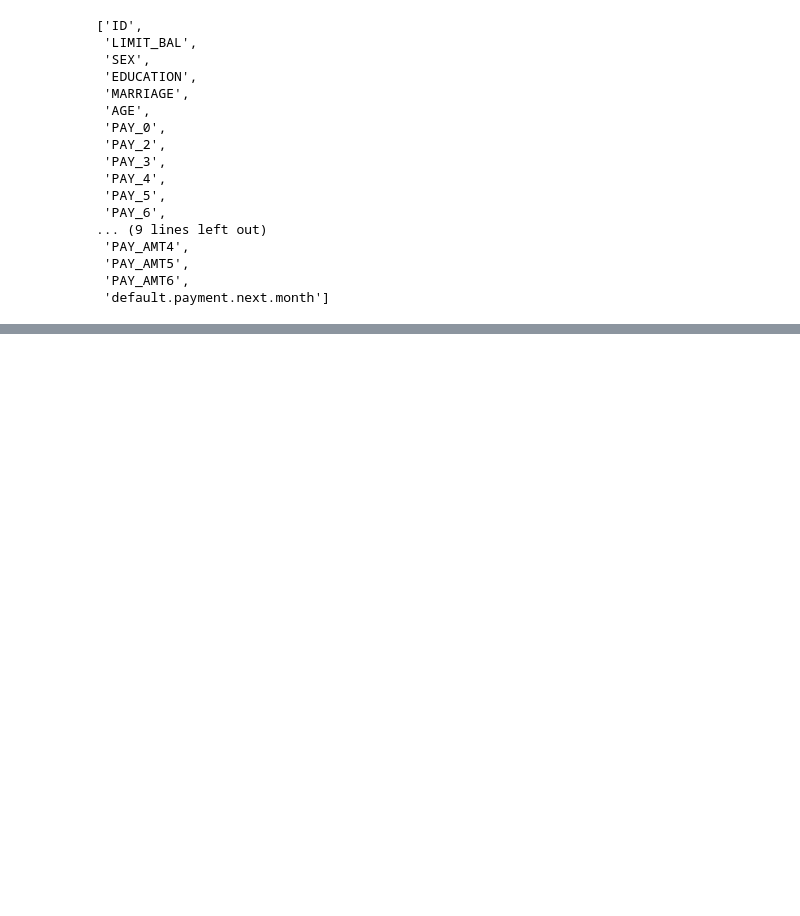
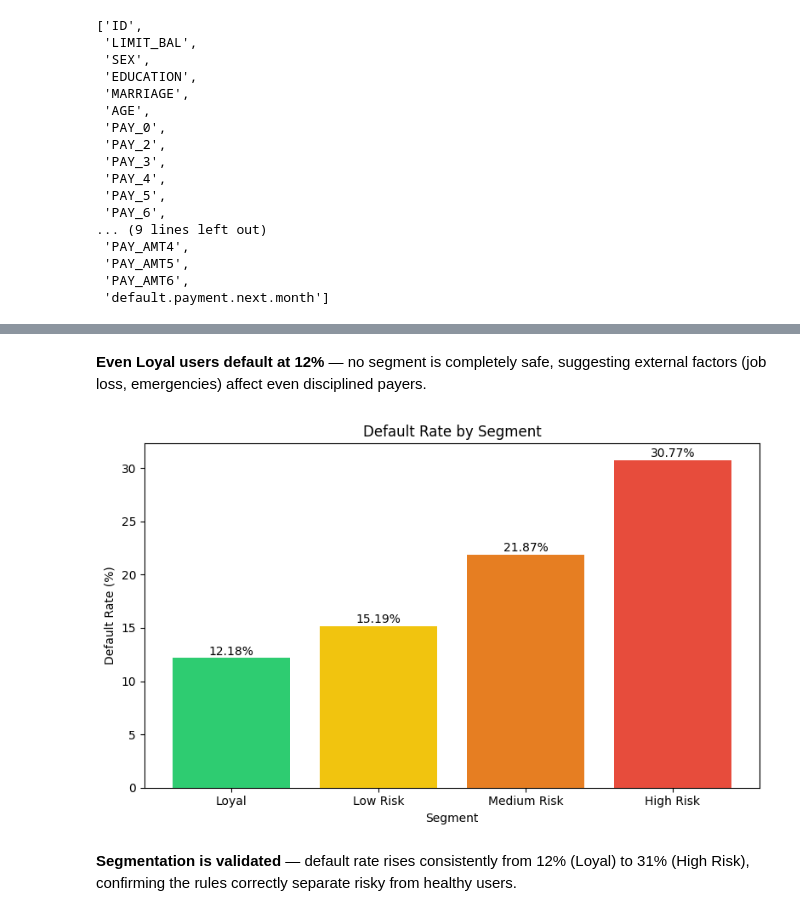
Before and after one commit to abhishiron/credit_card_intelligence, a Jupyter notebook: notebooks/phase3_segementation.ipynb, the cells around one changed output, grey strips where cells are left out. Cells and saved outputs as stored; diff of their text form; code cells hidden in the pictures; blank space fills up the shorter version.

```diff
--- a/notebooks/phase3_segementation.ipynb
+++ b/notebooks/phase3_segementation.ipynb
@@ -48,0 +192,4 @@ df.columns.tolist()
+# %%
+default_by_seg = df.groupby('segment')['default_payment_next_month'].mean().mul(100).round(2)
+default_by_seg = default_by_seg.reindex(['Loyal', 'Low Risk', 'Medium Risk', 'High Risk'])
+print(default_by_seg)
@@ -48,0 +209,25 @@ df.columns.tolist()
+# %% [markdown]
+**Even Loyal users default at 12%** — no segment is completely safe,
+   suggesting external factors (job loss, emergencies) affect even
+   disciplined payers.
+# %%
+colors = ['#2ecc71', '#f1c40f', '#e67e22', '#e74c3c']
+
+plt.figure(figsize=(8, 5))
+bars = plt.bar(default_by_seg.index, default_by_seg.values, color=colors)
+plt.title('Default Rate by Segment')
+plt.xlabel('Segment')
+plt.ylabel('Default Rate (%)')
+
+for bar, val in zip(bars, default_by_seg.values):
+    plt.text(bar.get_x() + bar.get_width()/2, bar.get_height() + 0.3,
+             f'{val}%', ha='center', fontsize=10)
+
+plt.tight_layout()
+plt.show()
+# %% [output]
+[figure, added]
+# %% [markdown]
+**Segmentation is validated** — default rate rises consistently from
+   12% (Loyal) to 31% (High Risk), confirming the rules correctly
+   separate risky from healthy users.
```
Also changed, not shown: parts of 18 cells of this notebook.
